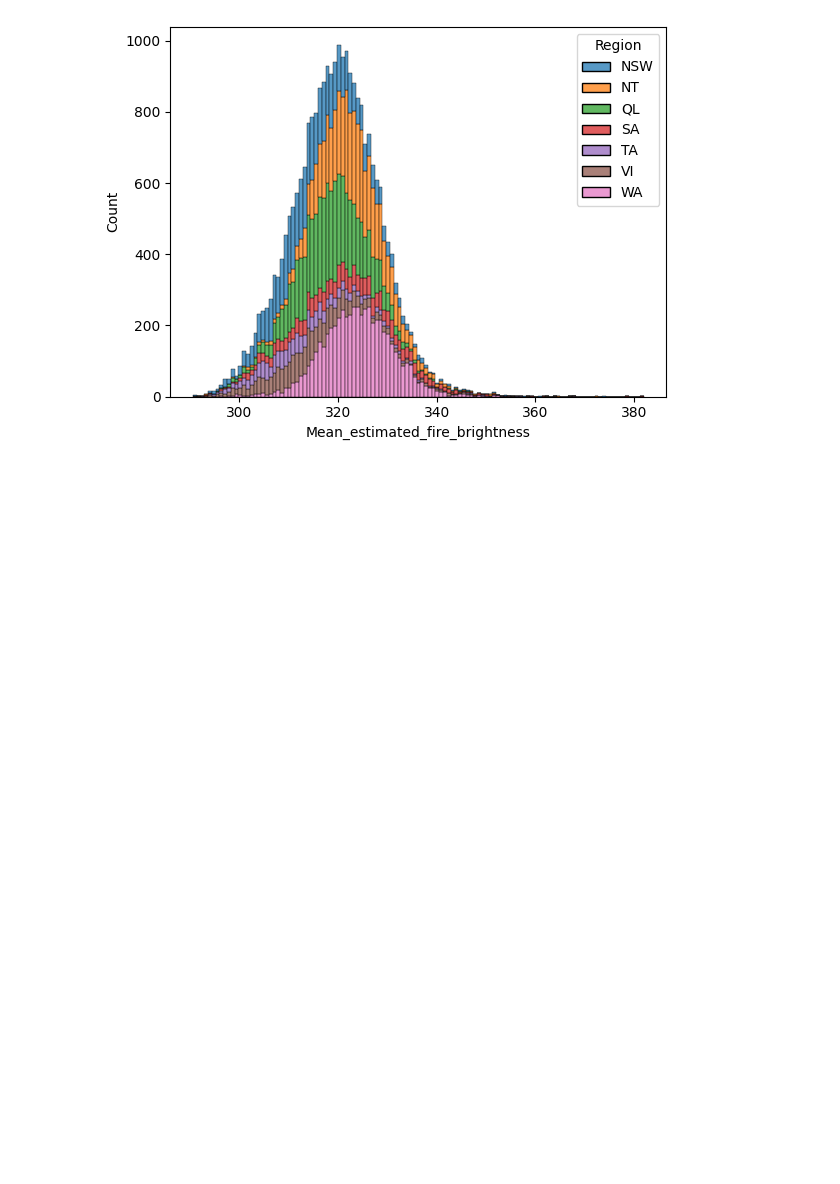
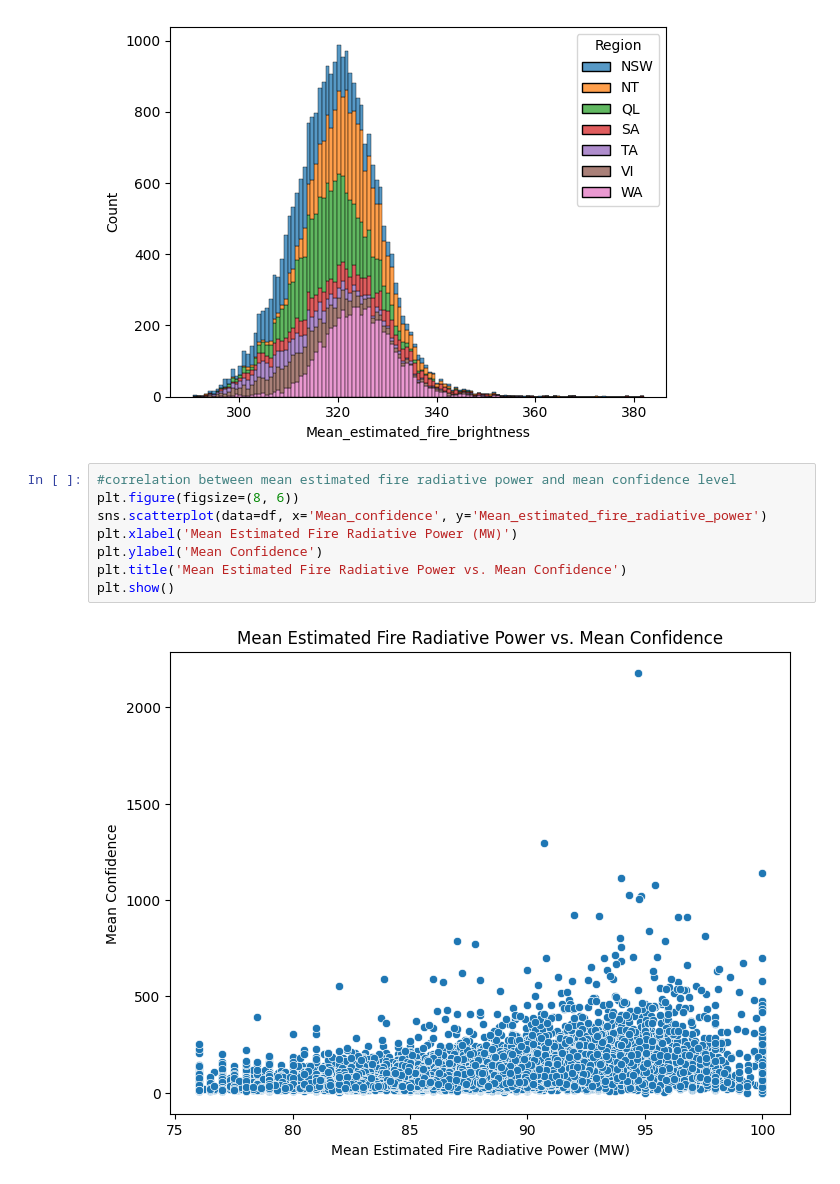
Before and after one commit to saru254/Visualization_On_Wildfire, a Jupyter notebook: AnalyzingWildfire.ipynb, the cells around one changed output. Drawn from its saved outputs; the diff is of its cells as text; blank space fills up the shorter version.

```diff
--- a/AnalyzingWildfire.ipynb
+++ b/AnalyzingWildfire.ipynb
@@ -124,3 +124,13 @@ sns.histplot(data=df, x='Mean_estimated_fire_brightness', hue='Region', multiple
 plt.show()
 # %% [output]
 [figure]
+# %%
+#correlation between mean estimated fire radiative power and mean confidence level
+plt.figure(figsize=(8, 6))
+sns.scatterplot(data=df, x='Mean_confidence', y='Mean_estimated_fire_radiative_power')
+plt.xlabel('Mean Estimated Fire Radiative Power (MW)')
+plt.ylabel('Mean Confidence')
+plt.title('Mean Estimated Fire Radiative Power vs. Mean Confidence')
+plt.show()
+# %% [output]
+[figure, added]
```
